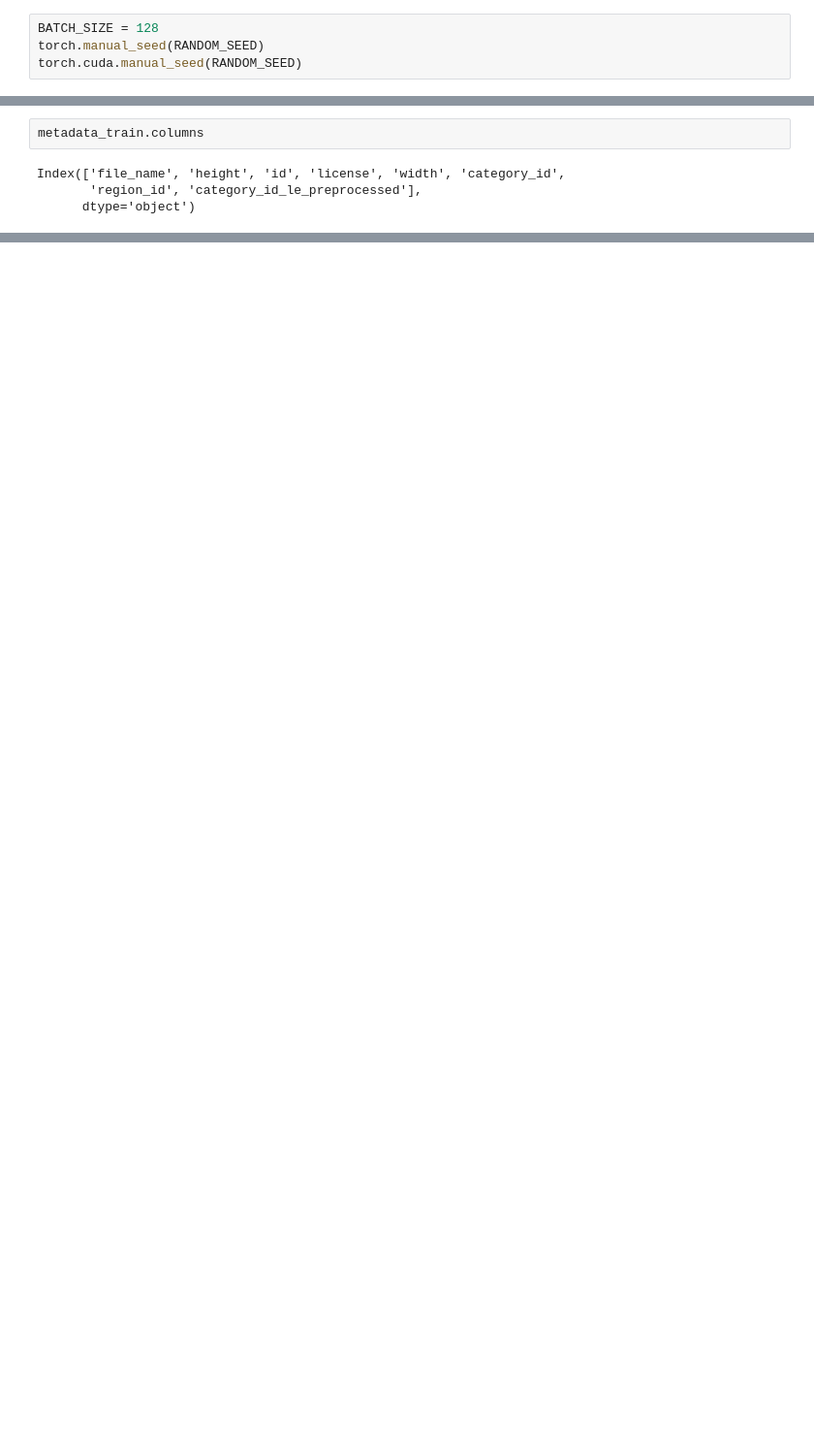
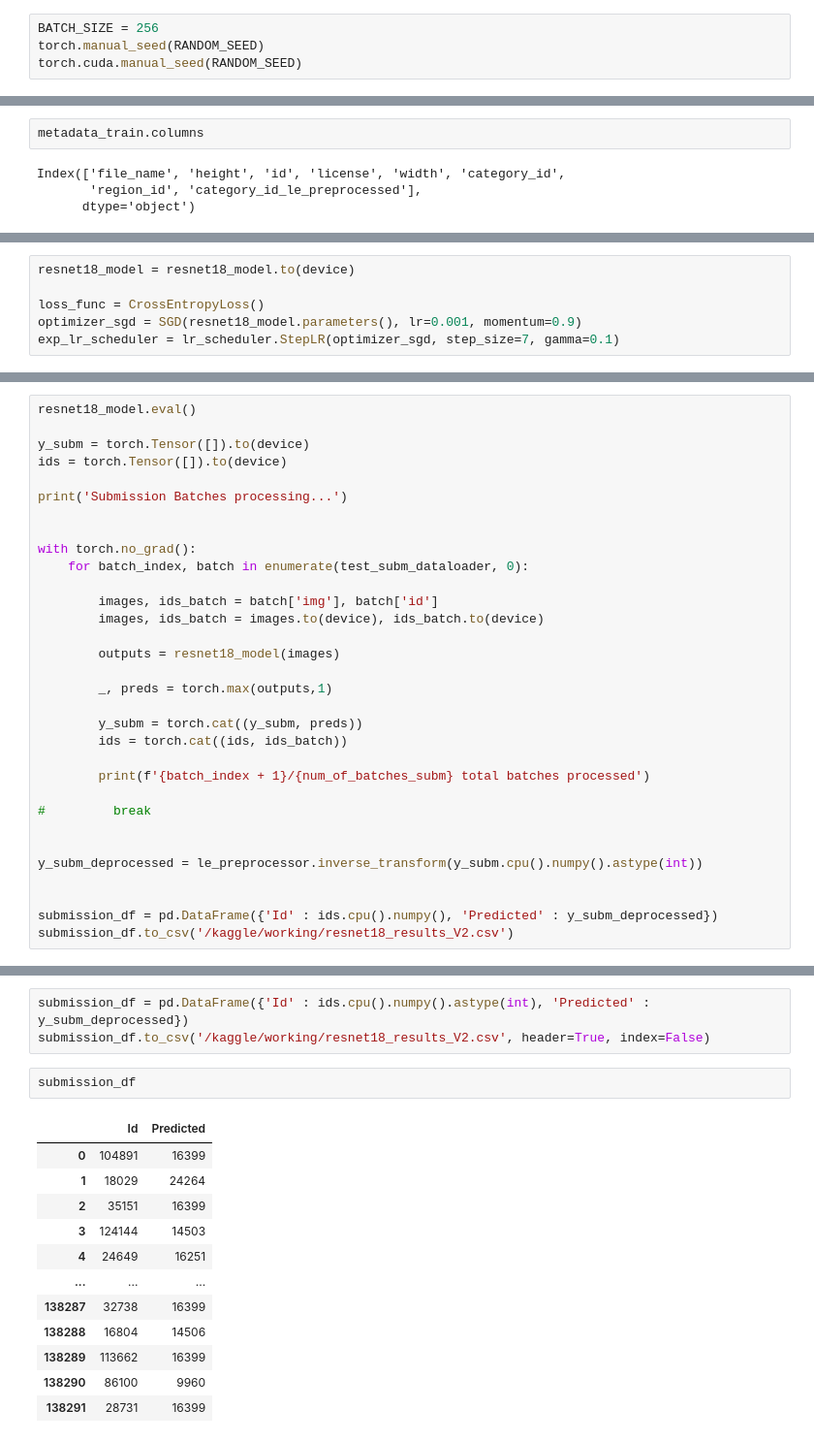
Before and after one commit to oobisaps/Kaggle_Herbarium_2020, a Jupyter notebook: kaggle-herbarium.ipynb, the cells around one changed output, grey strips where cells are left out. Shown: that part at 97% size. Drawn from its saved outputs; the diff is of its cells as text; blank space fills up the shorter version.

Commit message:
add resnet18 as a baseline model training

```diff
--- a/kaggle-herbarium.ipynb
+++ b/kaggle-herbarium.ipynb
@@ -225,5 +221,5 @@ test_subm_dataset = Specimen_Dataset(dataset=train_data, set_value='test_submiss
 # %%
-BATCH_SIZE = 128
+BATCH_SIZE = 256
 torch.manual_seed(RANDOM_SEED)
 torch.cuda.manual_seed(RANDOM_SEED)
 # %%
@@ -284,0 +302,6 @@ Name: width, Length: 181, dtype: int64
+# %%
+resnet18_model = resnet18_model.to(device)
+
+loss_func = CrossEntropyLoss()
+optimizer_sgd = SGD(resnet18_model.parameters(), lr=0.001, momentum=0.9)
+exp_lr_scheduler = lr_scheduler.StepLR(optimizer_sgd, step_size=7, gamma=0.1)
@@ -284,0 +481,32 @@ Name: width, Length: 181, dtype: int64
+# %%
+resnet18_model.eval()
+
+y_subm = torch.Tensor([]).to(device)
+ids = torch.Tensor([]).to(device)
+
+print('Submission Batches processing...')
+
+
+with torch.no_grad():
+    for batch_index, batch in enumerate(test_subm_dataloader, 0):
+
+        images, ids_batch = batch['img'], batch['id']
+        images, ids_batch = images.to(device), ids_batch.to(device)
+
+        outputs = resnet18_model(images)
+
+        _, preds = torch.max(outputs,1)
+
+        y_subm = torch.cat((y_subm, preds))
+        ids = torch.cat((ids, ids_batch))
+
+        print(f'{batch_index + 1}/{num_of_batches_subm} total batches processed')
+
+#         break
+
+
+y_subm_deprocessed = le_preprocessor.inverse_transform(y_subm.cpu().numpy().astype(int))
+
+
+submission_df = pd.DataFrame({'Id' : ids.cpu().numpy(), 'Predicted' : y_subm_deprocessed})
+submission_df.to_csv('/kaggle/working/resnet18_results_V2.csv')
@@ -284,0 +535,18 @@ Name: width, Length: 181, dtype: int64
+# %%
+submission_df = pd.DataFrame({'Id' : ids.cpu().numpy().astype(int), 'Predicted' : y_subm_deprocessed})
+submission_df.to_csv('/kaggle/working/resnet18_results_V2.csv', header=True, index=False)
+# %%
+submission_df
+# %% [output]
+|  | Id | Predicted |
+| 0 | 104891 | 16399 |
+| 1 | 18029 | 24264 |
+| 2 | 35151 | 16399 |
+| 3 | 124144 | 14503 |
+| 4 | 24649 | 16251 |
+| ... | ... | ... |
+| 138287 | 32738 | 16399 |
+| 138288 | 16804 | 14506 |
+| 138289 | 113662 | 16399 |
+| 138290 | 86100 | 9960 |
+| 138291 | 28731 | 16399 |
```
Also changed, not shown: parts of 28 cells of this notebook, 1 other file.
